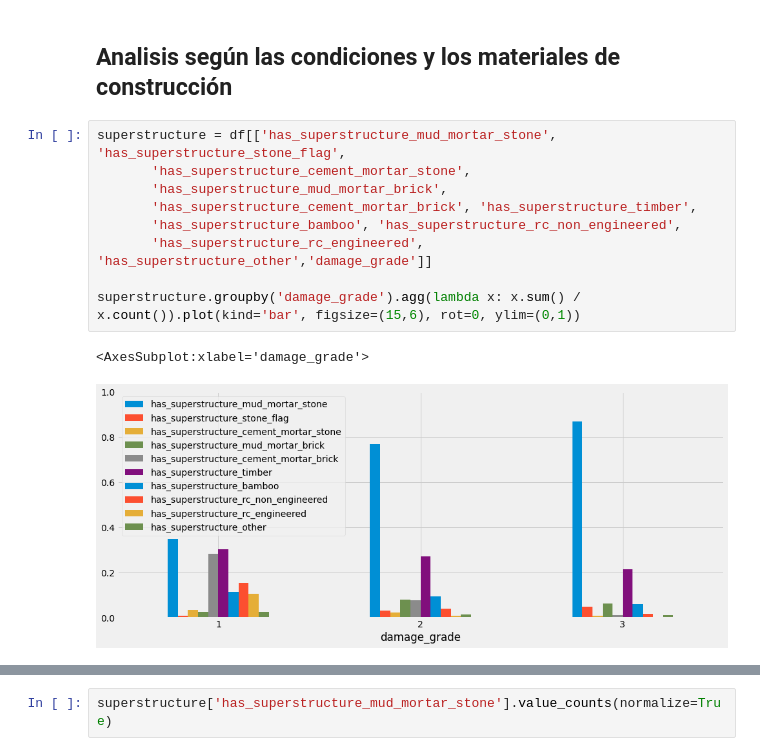
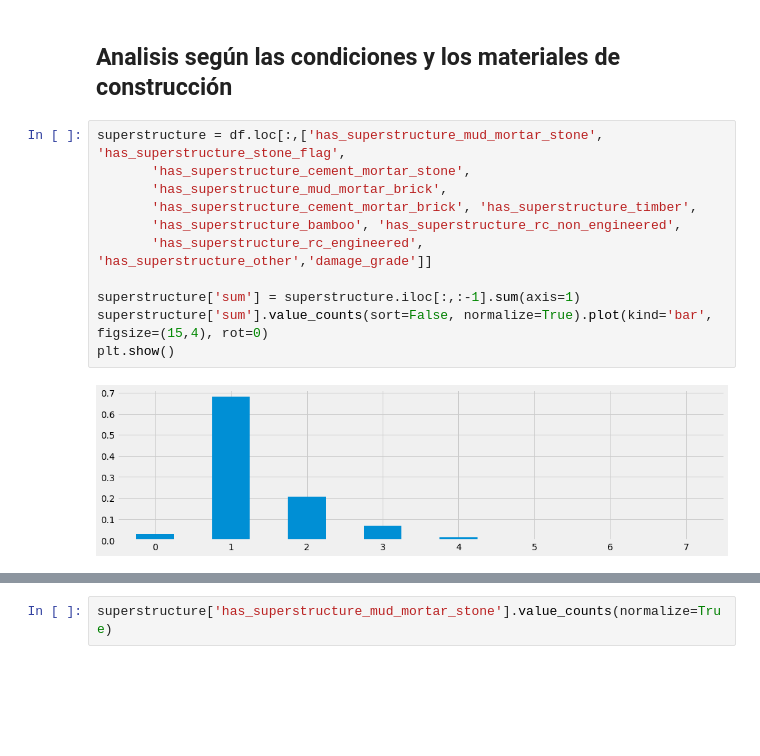
Before and after one commit to franvinas/7506-tp1, a Jupyter notebook: tp1.ipynb, the cells around one changed output, grey strips where cells are left out. Drawn from its saved outputs; the diff is of its cells as text; blank space fills up the shorter version.

```diff
--- a/tp1.ipynb
+++ b/tp1.ipynb
@@ -545,14 +545,15 @@ También podemos ver como a menor antiguedad, los daños bajos son mucho mas pre
 # %% [markdown]
 ## Analisis según las condiciones y los materiales de construcción
 # %%
-superstructure = df[['has_superstructure_mud_mortar_stone', 'has_superstructure_stone_flag',
+superstructure = df.loc[:,['has_superstructure_mud_mortar_stone', 'has_superstructure_stone_flag',
        'has_superstructure_cement_mortar_stone',
        'has_superstructure_mud_mortar_brick',
        'has_superstructure_cement_mortar_brick', 'has_superstructure_timber',
        'has_superstructure_bamboo', 'has_superstructure_rc_non_engineered',
        'has_superstructure_rc_engineered', 'has_superstructure_other','damage_grade']]
 
-superstructure.groupby('damage_grade').agg(lambda x: x.sum() / x.count()).plot(kind='bar', figsize=(15,6), rot=0, ylim=(0,1))
+superstructure['sum'] = superstructure.iloc[:,:-1].sum(axis=1)
+superstructure['sum'].value_counts(sort=False, normalize=True).plot(kind='bar', figsize=(15,4), rot=0)
+plt.show()
 # %% [output]
-<AxesSubplot:xlabel='damage_grade'>
-[figure, old version]
+[figure, new version]
```
Also changed, not shown: parts of 24 cells of this notebook.
